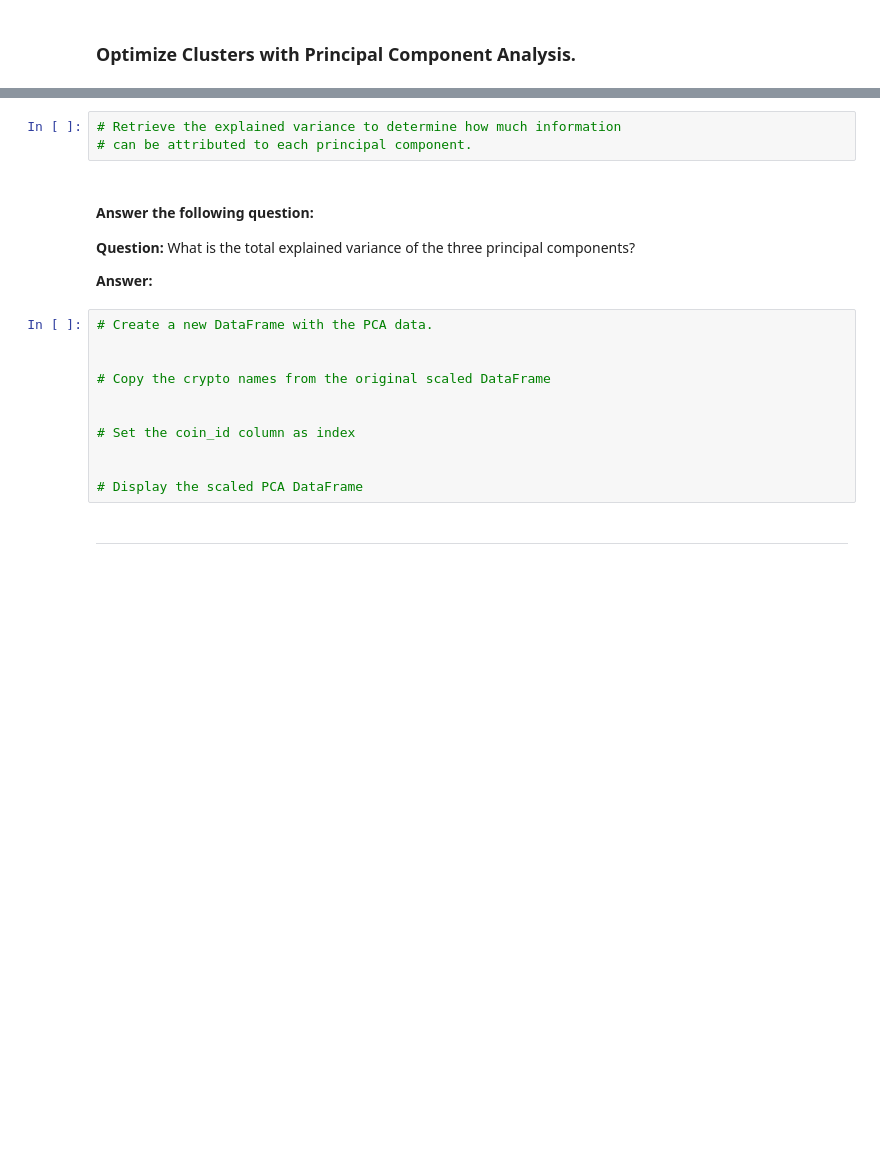
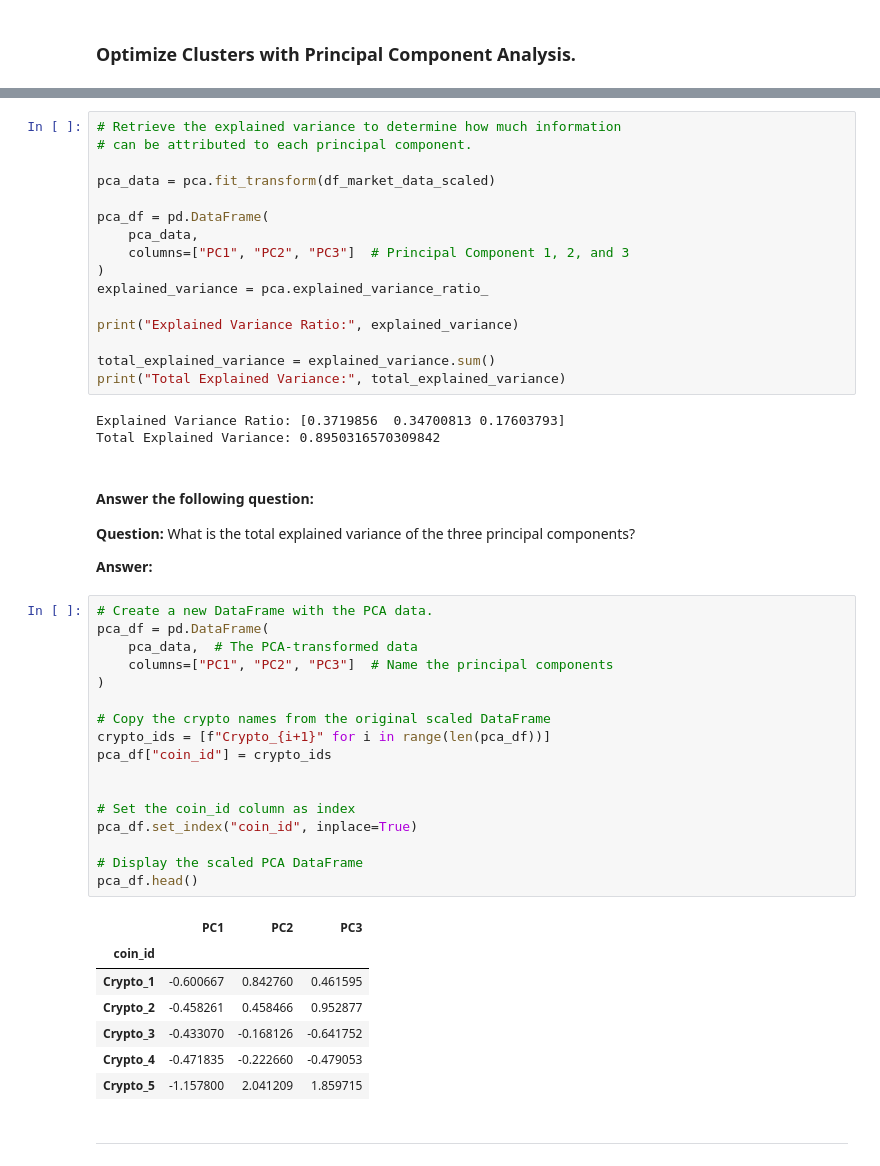
Before and after one commit to AzaniaHH/CryptoClustering, a Jupyter notebook: Crypto_Clustering.ipynb, the cells around one changed output, grey strips where cells are left out. Saved outputs shown, nothing was run; the diff lists cells and outputs as text; blank space fills up the shorter version.

```diff
--- a/Crypto_Clustering.ipynb
+++ b/Crypto_Clustering.ipynb
@@ -262,6 +292,22 @@ df_clustered.head()
 # %%
 # Retrieve the explained variance to determine how much information
 # can be attributed to each principal component.
+
+pca_data = pca.fit_transform(df_market_data_scaled)
+
+pca_df = pd.DataFrame(
+    pca_data,
+    columns=["PC1", "PC2", "PC3"]  # Principal Component 1, 2, and 3
+)
+explained_variance = pca.explained_variance_ratio_
+
+print("Explained Variance Ratio:", explained_variance)
+
+total_explained_variance = explained_variance.sum()
+print("Total Explained Variance:", total_explained_variance)
+# %% [output]
+Explained Variance Ratio: [0.3719856  0.34700813 0.17603793]
+Total Explained Variance: 0.8950316570309842
 # %% [markdown]
 #### Answer the following question:
 
@@ -270,15 +316,29 @@ df_clustered.head()
 **Answer:**
 # %%
 # Create a new DataFrame with the PCA data.
-
+pca_df = pd.DataFrame(
+    pca_data,  # The PCA-transformed data
+    columns=["PC1", "PC2", "PC3"]  # Name the principal components
+)
 
 # Copy the crypto names from the original scaled DataFrame
+crypto_ids = [f"Crypto_{i+1}" for i in range(len(pca_df))]
+pca_df["coin_id"] = crypto_ids
 
 
 # Set the coin_id column as index
-
+pca_df.set_index("coin_id", inplace=True)
 
 # Display the scaled PCA DataFrame
+pca_df.head()
+# %% [output]
+|  | PC1 | PC2 | PC3 |
+| coin_id |  |  |  |
+| Crypto_1 | -0.600667 | 0.842760 | 0.461595 |
+| Crypto_2 | -0.458261 | 0.458466 | 0.952877 |
+| Crypto_3 | -0.433070 | -0.168126 | -0.641752 |
+| Crypto_4 | -0.471835 | -0.222660 | -0.479053 |
+| Crypto_5 | -1.157800 | 2.041209 | 1.859715 |
 # %% [markdown]
 ---
 # %% [markdown]
```
Also changed, not shown: parts of 8 cells of this notebook.
